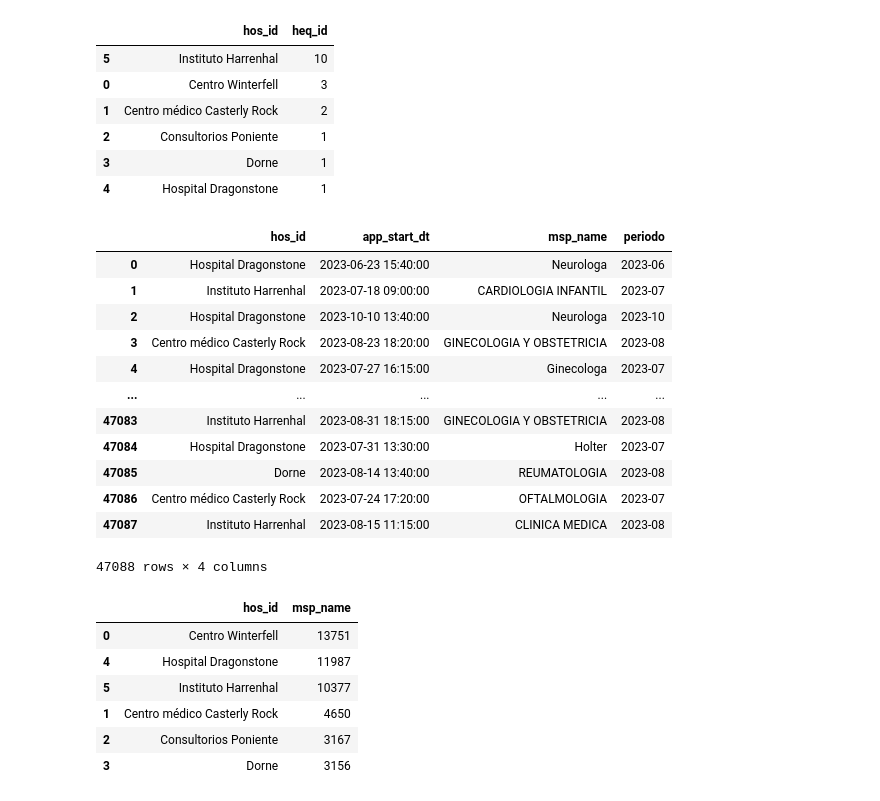
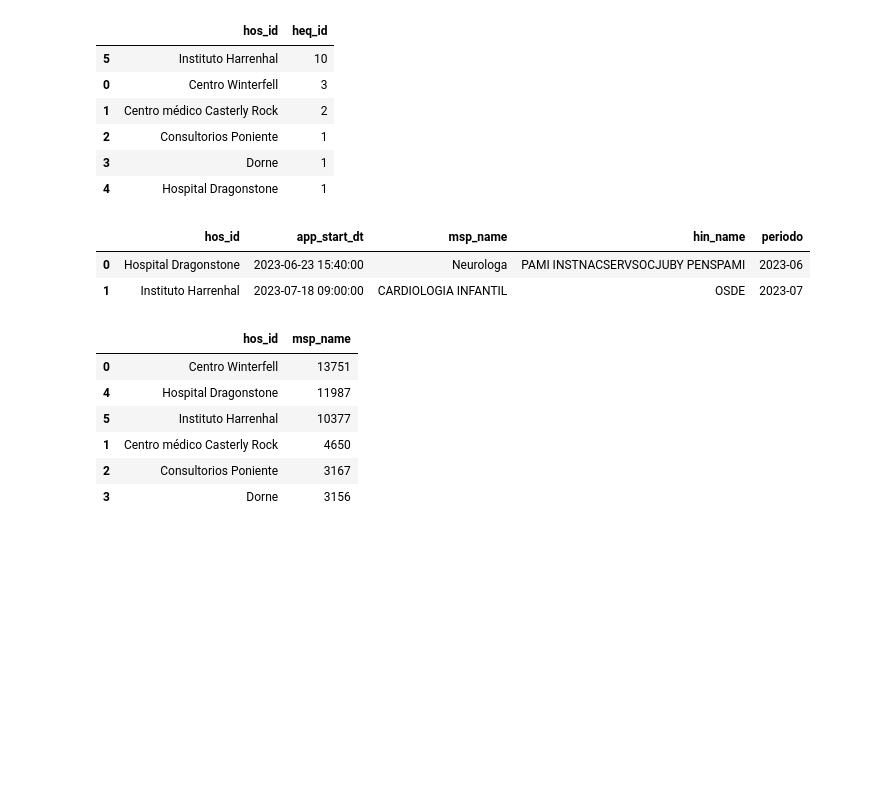
Before and after one commit to manufabregas/Dataset-Asistencia-a-turnos-m-dicos, a Jupyter notebook: Práctico_1_Análisis_y_visualización_de_datos.ipynb, the cells around one changed output. Saved outputs shown, nothing was run; the diff lists cells and outputs as text; code cells hidden in the pictures; blank space fills up the shorter version.

```diff
--- a/Práctico_1_Análisis_y_visualización_de_datos.ipynb
+++ b/Práctico_1_Análisis_y_visualización_de_datos.ipynb
@@ -266,26 +266,16 @@ El hospital con más sedes es el: Instituto Harrenhal con 10 sedes.
 # %%
 #A partir de las fechas del turno y los hospitales, analizaremos el comportamiento de los turnos a lo largo de los meses.
 
 import plotly.express as px
 
-base_turnos=df.copy()[['hos_id','app_start_dt','msp_name']]
+base_turnos=df.copy()[['hos_id','app_start_dt','msp_name','hin_name']]
 base_turnos['app_start_dt'] = pd.to_datetime(base_turnos['app_start_dt'])
 base_turnos['periodo'] = base_turnos['app_start_dt'].dt.to_period('M').astype(str)
-base_turnos#['msp_name'].unique()
+base_turnos.head(2)#['msp_name'].unique()
 # %% [output]
-|  | hos_id | app_start_dt | msp_name | periodo |
-| 0 | Hospital Dragonstone | 2023-06-23 15:40:00 | Neurologa | 2023-06 |
-| 1 | Instituto Harrenhal | 2023-07-18 09:00:00 | CARDIOLOGIA INFANTIL | 2023-07 |
-| 2 | Hospital Dragonstone | 2023-10-10 13:40:00 | Neurologa | 2023-10 |
-| 3 | Centro médico Casterly Rock | 2023-08-23 18:20:00 | GINECOLOGIA Y OBSTETRICIA | 2023-08 |
-| 4 | Hospital Dragonstone | 2023-07-27 16:15:00 | Ginecologa | 2023-07 |
-| ... | ... | ... | ... | ... |
-| 47083 | Instituto Harrenhal | 2023-08-31 18:15:00 | GINECOLOGIA Y OBSTETRICIA | 2023-08 |
-| 47084 | Hospital Dragonstone | 2023-07-31 13:30:00 | Holter | 2023-07 |
-| 47085 | Dorne | 2023-08-14 13:40:00 | REUMATOLOGIA | 2023-08 |
-| 47086 | Centro médico Casterly Rock | 2023-07-24 17:20:00 | OFTALMOLOGIA | 2023-07 |
-| 47087 | Instituto Harrenhal | 2023-08-15 11:15:00 | CLINICA MEDICA | 2023-08 |
+|  | hos_id | app_start_dt | msp_name | hin_name | periodo |
+| 0 | Hospital Dragonstone | 2023-06-23 15:40:00 | Neurologa | PAMI INSTNACSERVSOCJUBY PENSPAMI | 2023-06 |
+| 1 | Instituto Harrenhal | 2023-07-18 09:00:00 | CARDIOLOGIA INFANTIL | OSDE | 2023-07 |
-47088 rows × 4 columns
 # %%
 #Visualizamos la cantidad de turnos por Hospital
 mayores_turnos=base_turnos.copy()
```
Also changed, not shown: parts of 6 cells of this notebook.
